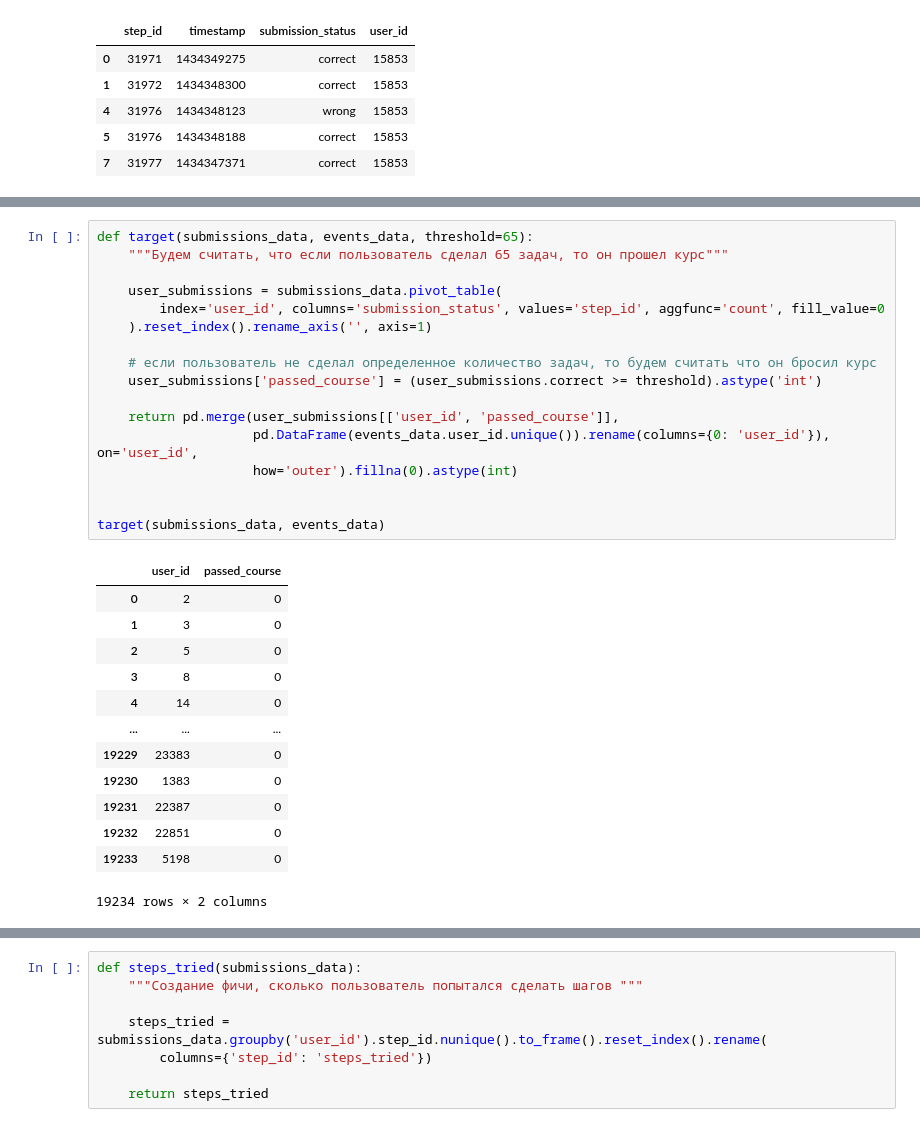
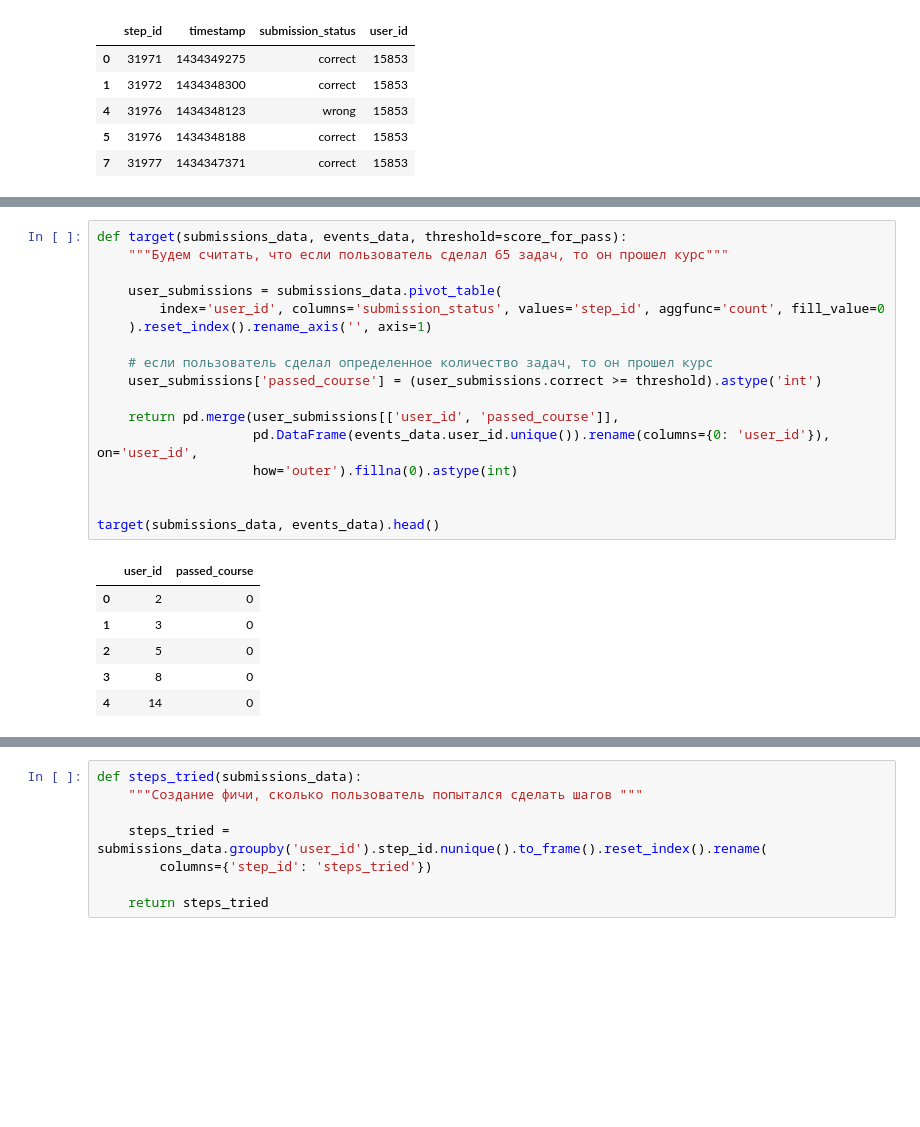
Before and after one commit to stepanskiba/ml_stepik_project, a Jupyter notebook: data_preprocesing.ipynb, the cells around one changed output, grey strips where cells are left out. Cells and saved outputs as stored; diff of their text form; blank space fills up the shorter version.

```diff
--- a/data_preprocesing.ipynb
+++ b/data_preprocesing.ipynb
@@ -178,35 +150,28 @@ base_features(events_data, submissions_data).head()
 | 3 | 8 | 9.0 | 21.0 | 109 | 84 | 37 | 156 | 0.300000 |
 | 4 | 14 | 0.0 | 1.0 | 4 | 3 | 1 | 9 | 0.000000 |
 # %%
-def target(submissions_data, events_data, threshold=65):
+def target(submissions_data, events_data, threshold=score_for_pass):
     """Будем считать, что если пользователь сделал 65 задач, то он прошел курс"""
 
     user_submissions = submissions_data.pivot_table(
         index='user_id', columns='submission_status', values='step_id', aggfunc='count', fill_value=0
     ).reset_index().rename_axis('', axis=1)
 
-    # если пользователь не сделал определенное количество задач, то будем считать что он бросил курс
+    # если пользователь сделал определенное количество задач, то он прошел курс
     user_submissions['passed_course'] = (user_submissions.correct >= threshold).astype('int')
 
     return pd.merge(user_submissions[['user_id', 'passed_course']],
                     pd.DataFrame(events_data.user_id.unique()).rename(columns={0: 'user_id'}), on='user_id',
                     how='outer').fillna(0).astype(int)
 
 
-target(submissions_data, events_data)
+target(submissions_data, events_data).head()
 # %% [output]
 |  | user_id | passed_course |
 | 0 | 2 | 0 |
 | 1 | 3 | 0 |
 | 2 | 5 | 0 |
 | 3 | 8 | 0 |
 | 4 | 14 | 0 |
-| ... | ... | ... |
-| 19229 | 23383 | 0 |
-| 19230 | 1383 | 0 |
-| 19231 | 22387 | 0 |
-| 19232 | 22851 | 0 |
-| 19233 | 5198 | 0 |
-19234 rows × 2 columns
 # %%
 def time_features(events_data):
```
Also changed, not shown: parts of 25 cells of this notebook, 1 other file.
